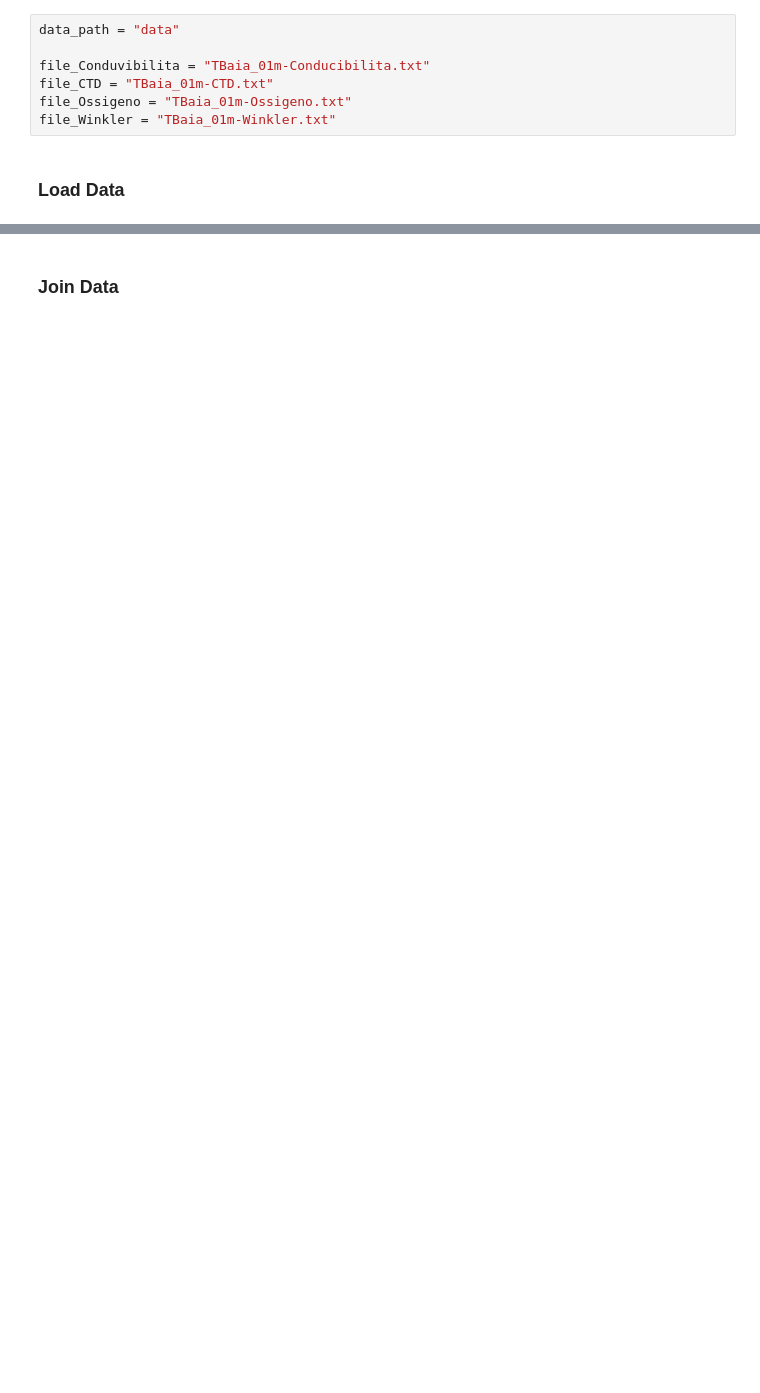
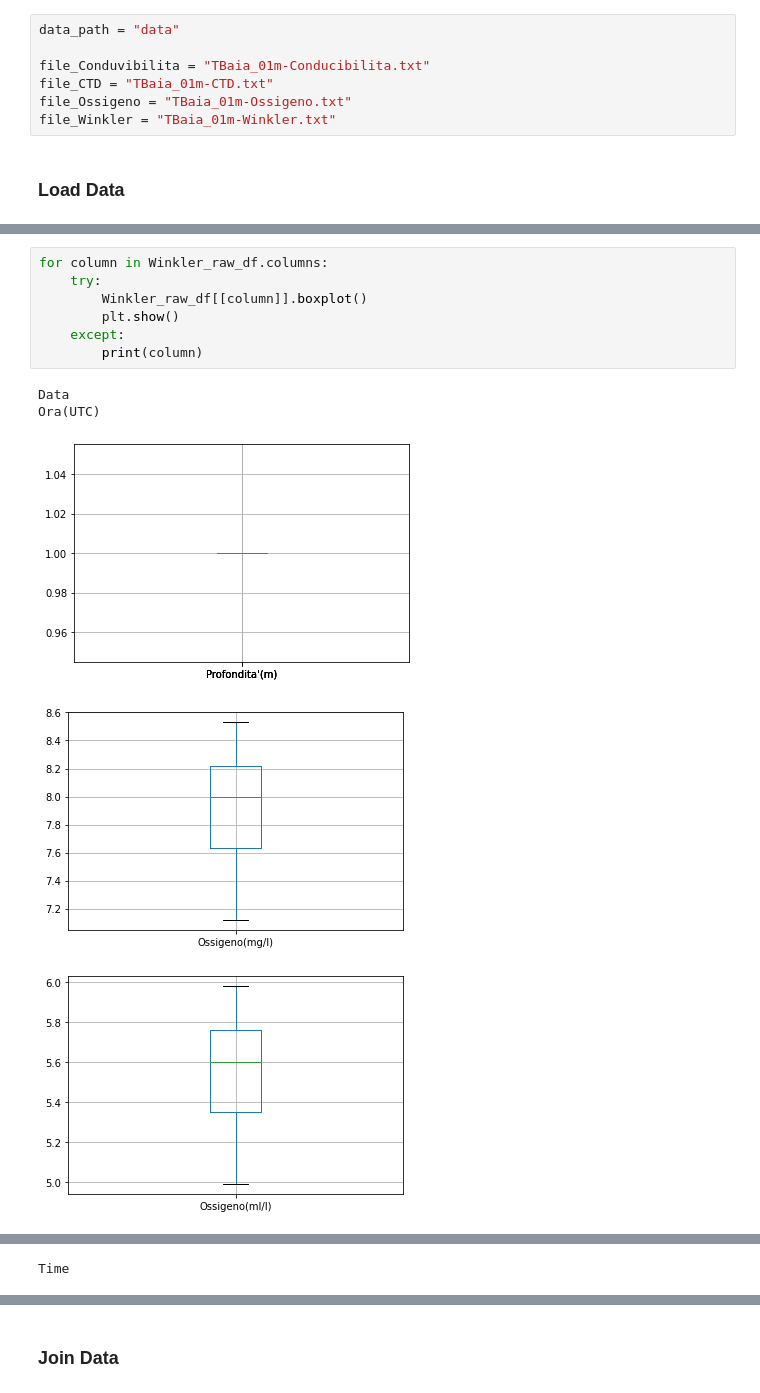
Before and after one commit to Multifaceted/Marine, a Jupyter notebook: explore.ipynb, the cells around one changed output, grey strips where cells are left out. Cells and saved outputs as stored; diff of their text form; blank space fills up the shorter version.

```diff
--- a/explore.ipynb
+++ b/explore.ipynb
@@ -140,0 +252,13 @@ memory usage: 968.0+ bytes
+# %%
+for column in Winkler_raw_df.columns:
+    try:
+        Winkler_raw_df[[column]].boxplot()
+        plt.show()
+    except:
+        print(column)
+# %% [output]
+Data
+Ora(UTC)
+[figure, added]
+[figure, added]
+[figure, added]
@@ -140,0 +267 @@ memory usage: 968.0+ bytes
+Time
```
Also changed, not shown: parts of 43 cells of this notebook.
